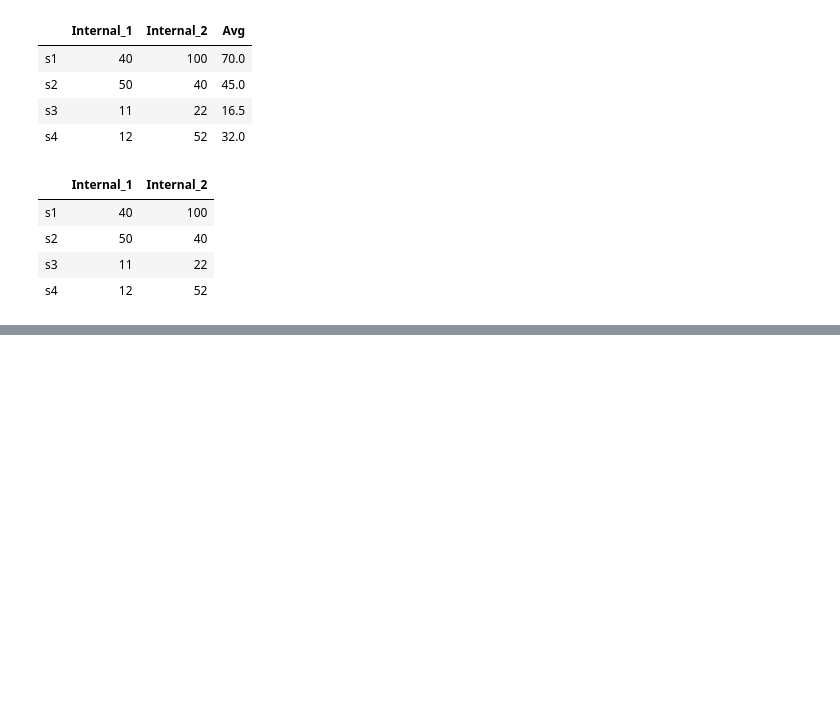
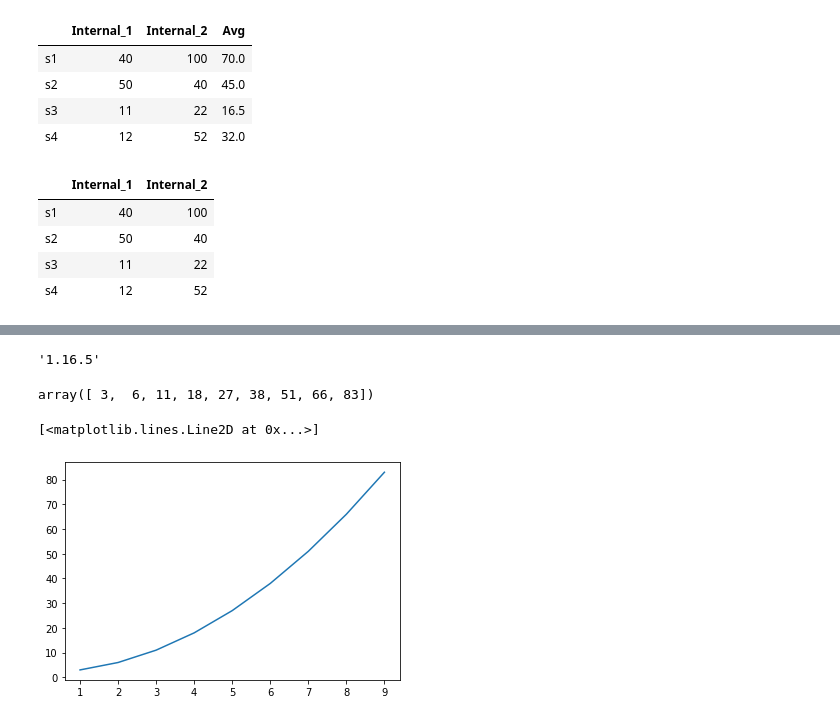
Before and after one commit to kollurusuresh/PythonWS, a Jupyter notebook: Day6.ipynb, the cells around one changed output, grey strips where cells are left out. Drawn from its saved outputs; the diff is of its cells as text; code cells hidden in the pictures; blank space fills up the shorter version.

```diff
--- a/Day6.ipynb
+++ b/Day6.ipynb
@@ -319,0 +511,4 @@ di
+# %%
+pl.__version__
+# %% [output]
+'1.16.5'
@@ -319,0 +517,11 @@ di
+# %%
+x_axis_elements = np.array([1,2,3,4,5,6,7,8,9])
+y_axis_elements = x_axis_elements*x_axis_elements + 2
+y_axis_elements
+# %% [output]
+array([ 3,  6, 11, 18, 27, 38, 51, 66, 83])
+# %%
+pl.plot(x_axis_elements,y_axis_elements)
+# %% [output]
+[<matplotlib.lines.Line2D at 0x...>]
+[figure, added]
```
Also changed, not shown: parts of 33 cells of this notebook.
